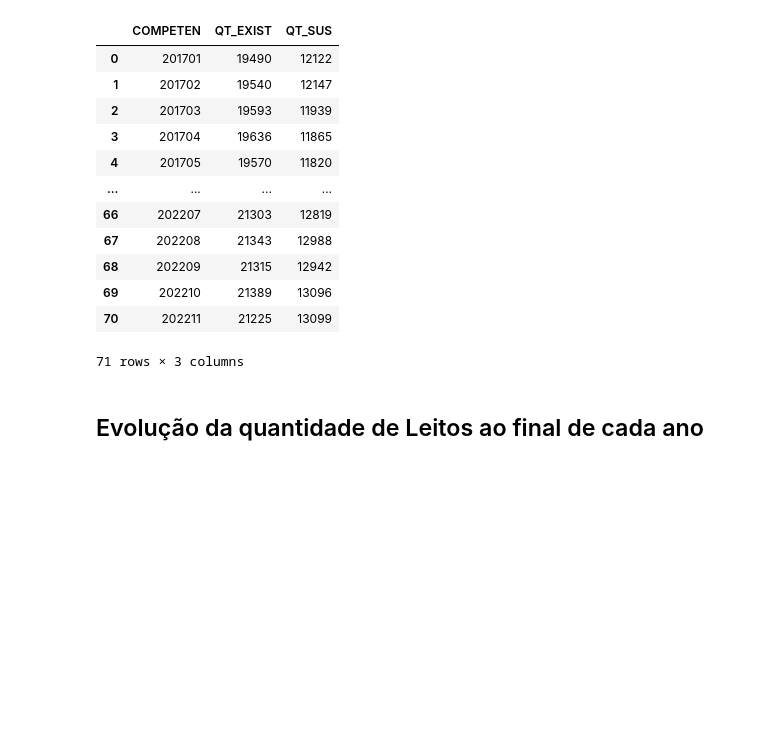
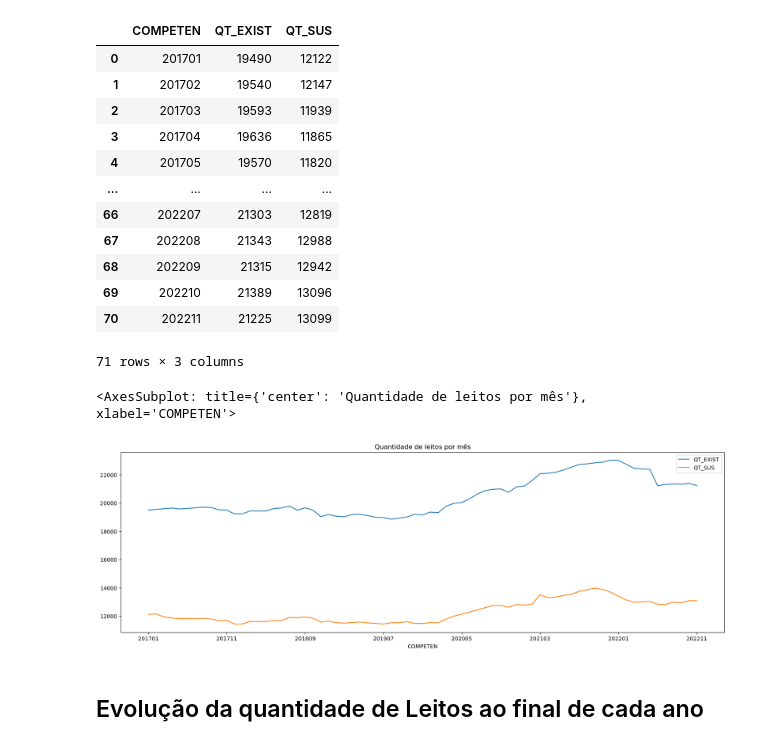
Before and after one commit to brunoconterato/go-capacidade-hospitalar, a Jupyter notebook: eda.ipynb, the cells around one changed output. Drawn from its saved outputs; the diff is of its cells as text; code cells hidden in the pictures; blank space fills up the shorter version.

```diff
--- a/eda.ipynb
+++ b/eda.ipynb
@@ -246,6 +249,11 @@ leitos_por_mes
 71 rows × 3 columns
 # %%
 px.line(leitos_por_mes, x="COMPETEN", y=["QT_EXIST", "QT_SUS"], title="Quantidade de leitos por mês", range_y=[0, 24000])
+# %%
+leitos_por_mes.plot(x="COMPETEN", y=["QT_EXIST", "QT_SUS"], title="Quantidade de leitos por mês", figsize=(20, 6))
+# %% [output]
+<AxesSubplot: title={'center': 'Quantidade de leitos por mês'}, xlabel='COMPETEN'>
+[figure, added]
 # %% [markdown]
 ## Evolução da quantidade de Leitos ao final de cada ano
 # %%
```
Also changed, not shown: parts of 1 cell of this notebook.
